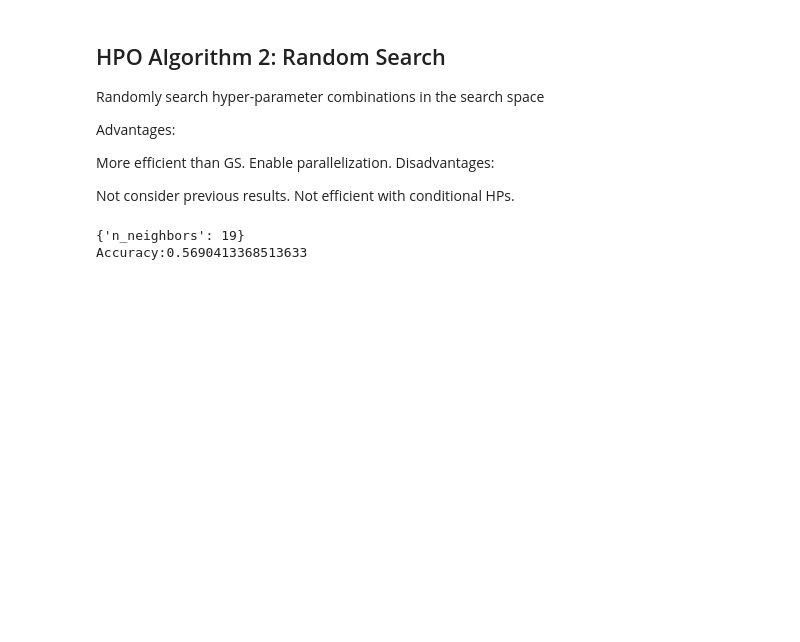
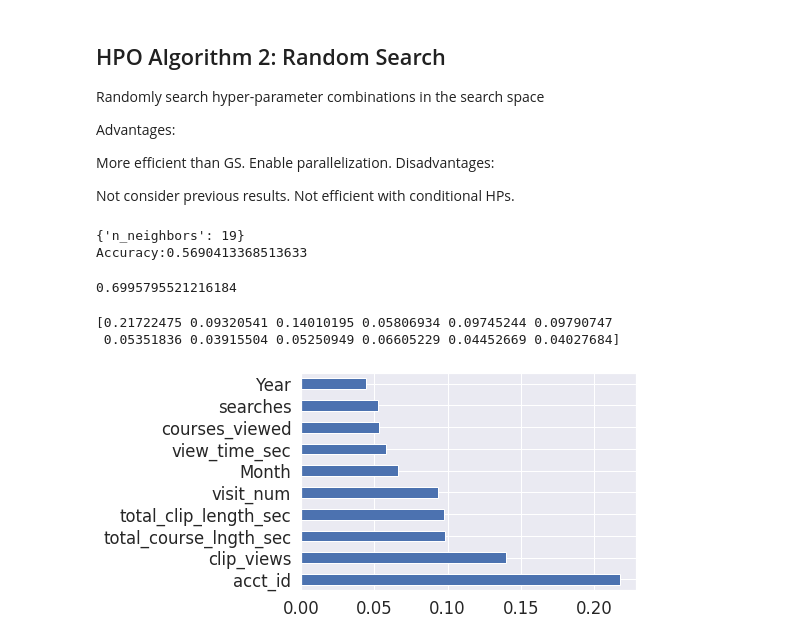
Before and after one commit to raviintechis/Pluralsight_project, a Jupyter notebook: Pluralsight.ipynb, the cells around one changed output. Cells and saved outputs as stored; diff of their text form; code cells hidden in the pictures; blank space fills up the shorter version.

```diff
--- a/Pluralsight.ipynb
+++ b/Pluralsight.ipynb
@@ -333,3 +333,37 @@ print("Accuracy:"+ str(Random.best_score_))
 # %% [output]
 {'n_neighbors': 19}
 Accuracy:0.5690413368513633
+# %%
+import xgboost
+from xgboost import XGBRegressor
+# from sklearn.ensemble import XGBRegressor
+from sklearn.linear_model import LinearRegression
+from sklearn.preprocessing import StandardScaler,MinMaxScaler
+from sklearn.decomposition import PCA
+from sklearn.impute import SimpleImputer
+from sklearn.experimental import enable_iterative_imputer
+from sklearn.impute import IterativeImputer
+from sklearn.impute import KNNImputer
+from sklearn.pipeline import make_pipeline
+scaler = MinMaxScaler()
+model = XGBRegressor(objective ='reg:squarederror',
+                     n_estimators=1000, max_depth=3, eta=0.1, subsample=0.7, colsample_bytree=0.8, random_state = 42)
+imputer = KNNImputer()
+pipe = make_pipeline(imputer,scaler, model)
+pipe.fit(X_train, y_train)
+pipe.predict(X_test)
+pipe.score(X_test, y_test)
+# %% [output]
+0.6995795521216184
+# %%
+print(model.feature_importances_)
+
+
+#plot graph of feature importances for better visualization
+feat_importances = pd.Series(model.feature_importances_, index=X.columns)
+feat_importances.nlargest(10).plot(kind='barh')
+plt.show()
+# %% [output]
+[0.21722475 0.09320541 0.14010195 0.05806934 0.09745244 0.09790747
+ 0.05351836 0.03915504 0.05250949 0.06605229 0.04452669 0.04027684]
+[figure, added]
```
